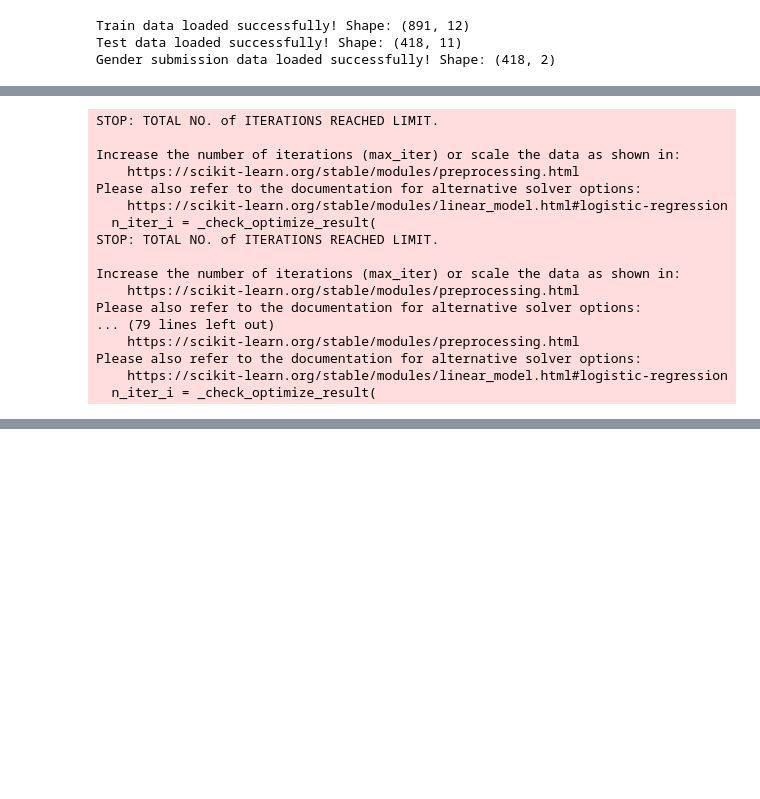
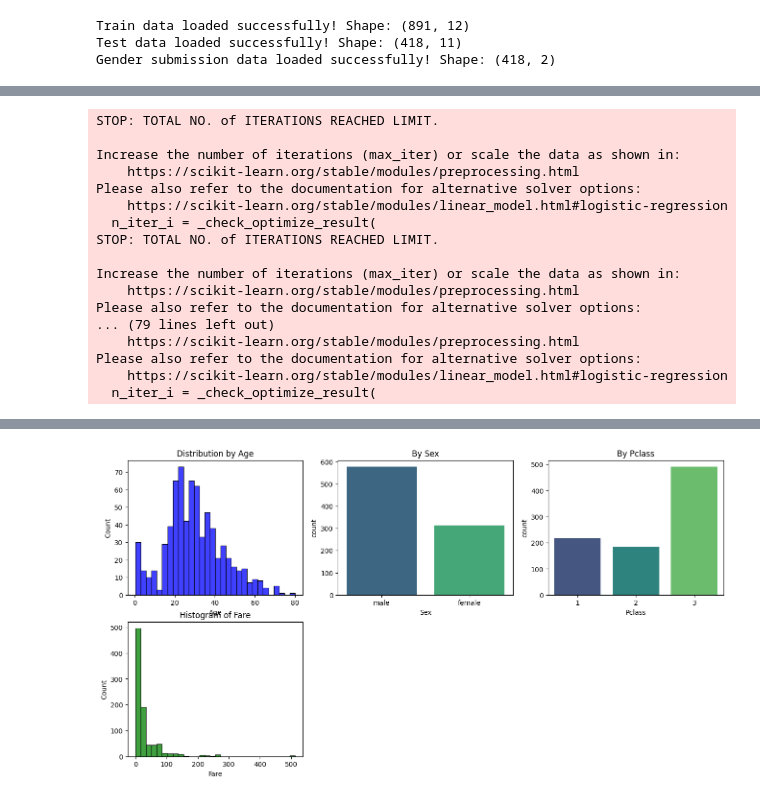
Before and after one commit to Ibrahimmohamed111/Titanic-machine-learning-dataset, a Jupyter notebook: TitanicML.ipynb, the cells around one changed output, grey strips where cells are left out. Drawn from its saved outputs; the diff is of its cells as text; code cells hidden in the pictures; blank space fills up the shorter version.

```diff
--- a/TitanicML.ipynb
+++ b/TitanicML.ipynb
@@ -5,11 +5,17 @@
 import pandas as pd
 import tensorflow as tf
 import numpy as np
+import seaborn as sns
+import matplotlib.pyplot as plt
 from sklearn.model_selection import GridSearchCV
 from sklearn.linear_model import LogisticRegression
 from sklearn.ensemble import RandomForestClassifier
 from sklearn.metrics import f1_score
 from sklearn.preprocessing import StandardScaler
+
+# Display the Titanic image
+from IPython.display import Image
+Image(url="https://cdn.britannica.com/79/4679-050-BC127236/Titanic.jpg")
 
 # Define the CSV links
 train_data_url = "https://raw.githubusercontent.com/Ibrahimmohamed111/Titanic-machine-learning-dataset/main/train.csv"
@@ -29,6 +35,30 @@ gender_submission_data = pd.read_csv(gender_submission_url)
 print(f"Train data loaded successfully! Shape: {train_data.shape}")
 print(f"Test data loaded successfully! Shape: {test_data.shape}")
 print(f"Gender submission data loaded successfully! Shape: {gender_submission_data.shape}")
+
+# Explore Data: EDA Visualizations
+# Let's create some visualizations to understand the data
+plt.figure(figsize=(16, 8))
+
+# EDA: Distribution of Age
+plt.subplot(2, 3, 1)
+sns.histplot(train_data['Age'].dropna(), bins=30, kde=False, color='blue')
+plt.title('Distribution by Age')
+
+# EDA: Countplot of Sex
+plt.subplot(2, 3, 2)
+sns.countplot(x='Sex', data=train_data, palette='viridis')
+plt.title('By Sex')
+
+# EDA: Countplot of Pclass
+plt.subplot(2, 3, 3)
+sns.countplot(x='Pclass', data=train_data, palette='viridis')
+plt.title('By Pclass')
+
+# EDA: Histogram of Fare
+plt.subplot(2, 3, 4)
+sns.histplot(train_data['Fare'], bins=30, kde=False, color='green')
+plt.title('Histogram of Fare')
 
 # Handle missing values
 train_data.fillna(train_data.mean(), inplace=True)
@@ -142,0 +173 @@ Please also refer to the documentation for alternative solver options:
+[figure, added]
```
Also changed, not shown: parts of 1 cell of this notebook.
